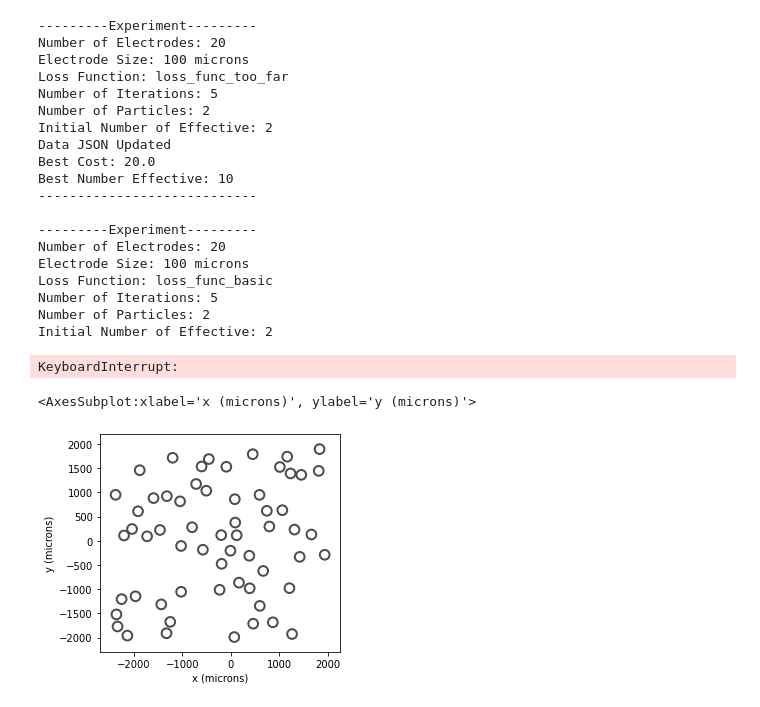
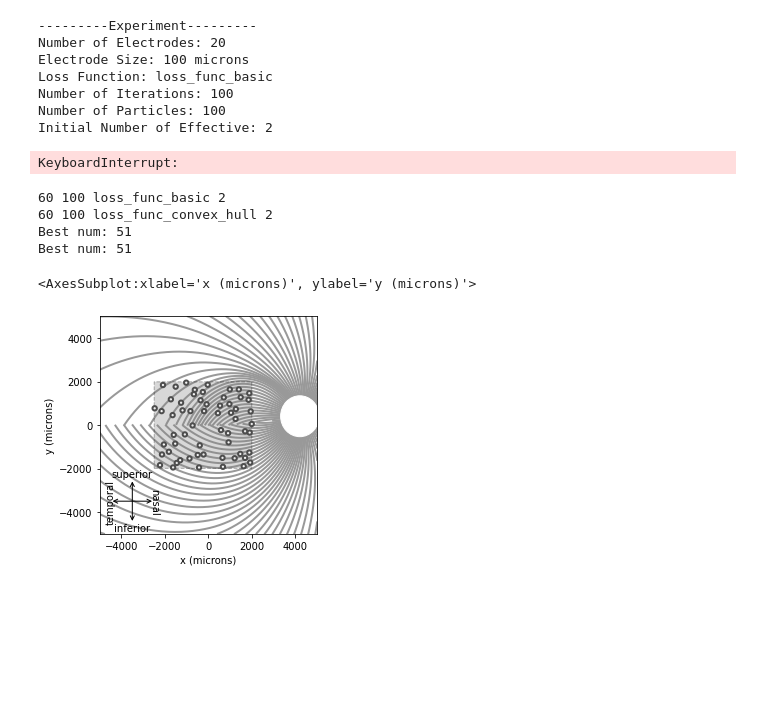
Before and after one commit to alexrasla/BionicVisionFinalProject, a Jupyter notebook: main.ipynb, the cells around one changed output. Saved outputs shown, nothing was run; the diff lists cells and outputs as text; code cells hidden in the pictures; blank space fills up the shorter version.

Commit message:
data, main

```diff
--- a/main.ipynb
+++ b/main.ipynb
@@ -36,8 +34,8 @@ FreezeError: 'xstep' not found. You cannot add attributes to AxonMapModel outsid
 # %%
-NUM_ITERATIONS = 5
-NUM_PARTICLES = 2
+NUM_ITERATIONS = 100
+NUM_PARTICLES = 100
 
-data = open('data.json')
+data = open('data/data.json')
 experiments = json.load(data)
 data.close()
 
@@ -68,34 +66,53 @@ for num_electrodes in experiments:
             print(f"----------------------------")
             print()
 # %% [output]
----------Experiment---------
-Number of Electrodes: 20
-Electrode Size: 100 microns
-Loss Function: loss_func_too_far
-Number of Iterations: 5
-Number of Particles: 2
-Initial Number of Effective: 2
-Data JSON Updated
-Best Cost: 20.0
-Best Number Effective: 10
-----------------------------
-
 ---------Experiment---------
 Number of Electrodes: 20
 Electrode Size: 100 microns
 Loss Function: loss_func_basic
-Number of Iterations: 5
-Number of Particles: 2
+Number of Iterations: 100
+Number of Particles: 100
 Initial Number of Effective: 2
 KeyboardInterrupt:
+# %%
+with open('data/trial1.json', 'r') as data:
+    experiments = json.load(data)
+    best_effective = []
+    best_positions = []
+
+    for num_electrodes in experiments:
+        best_num_eff = 0
+        for electrode_size in experiments[num_electrodes]:
+            for loss_func in experiments[num_electrodes][electrode_size]:
+                if experiments[num_electrodes][electrode_size][loss_func]["best_num_eff"] >= best_num_eff:
+                    if num_electrodes == "60" and electrode_size == "100":
+                        best_num_eff = experiments[num_electrodes][electrode_size][loss_func]["best_num_eff"]
+                        best_pos = experiments[num_electrodes][electrode_size][loss_func]["best_positions"]
+                        # best_losses[num_electrodes].append(loss_func)
+                        # print("------------")
+                        print(num_electrodes, electrode_size, loss_func, experiments[num_electrodes][electrode_size][loss_func]["initial_num_effective"])
+
+
+                        best_effective.append(best_num_eff)
+                        best_positions.append(best_pos)
+
+    for index in range(len(best_effective)):
+        print("Best num:", best_effective[index])
+    # print(len(best_positions))
+    # best_implant = build_implant(best_positions[4])
+    # best_implant.plot()
+    # best_implant
+    # model.plot()
+# %% [output]
+60 100 loss_func_basic 2
+60 100 loss_func_convex_hull 2
+Best num: 51
+Best num: 51
 # %%
-best_implant = build_implant(best_positions)
-
+best_implant = build_implant(best_positions[0])
 best_implant.plot()
-#model.plot()
-
-# best_implant.stim = np.eye(best_implant.n_electrodes)
-# model.predict_percept(best_implant).play()
+best_implant
+model.plot()
 # %% [output]
 <AxesSubplot:xlabel='x (microns)', ylabel='y (microns)'>
-[figure, old version]
+[figure, new version]
```
Also changed, not shown: parts of 1 cell of this notebook, 16 other files.
